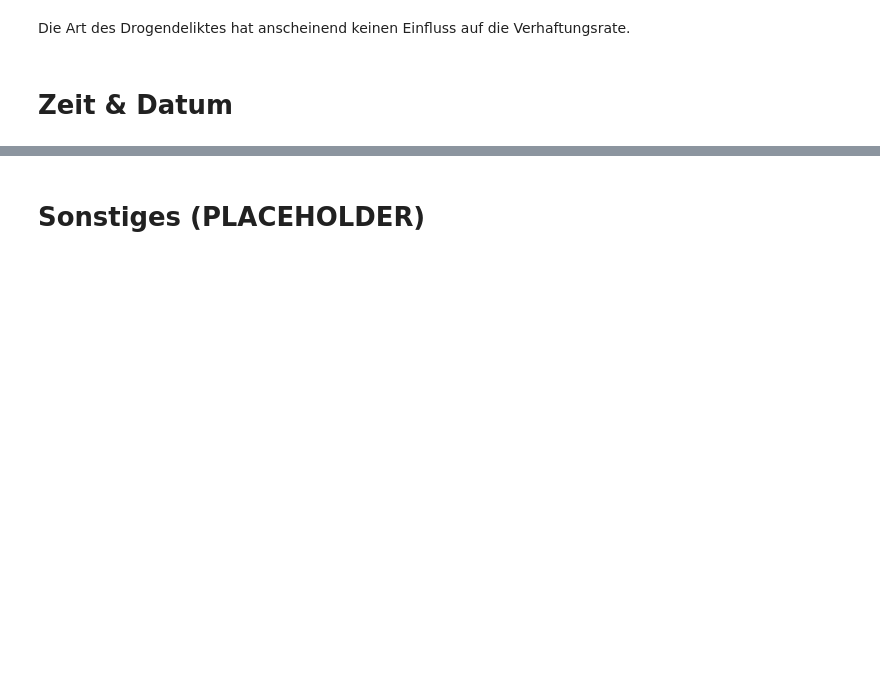
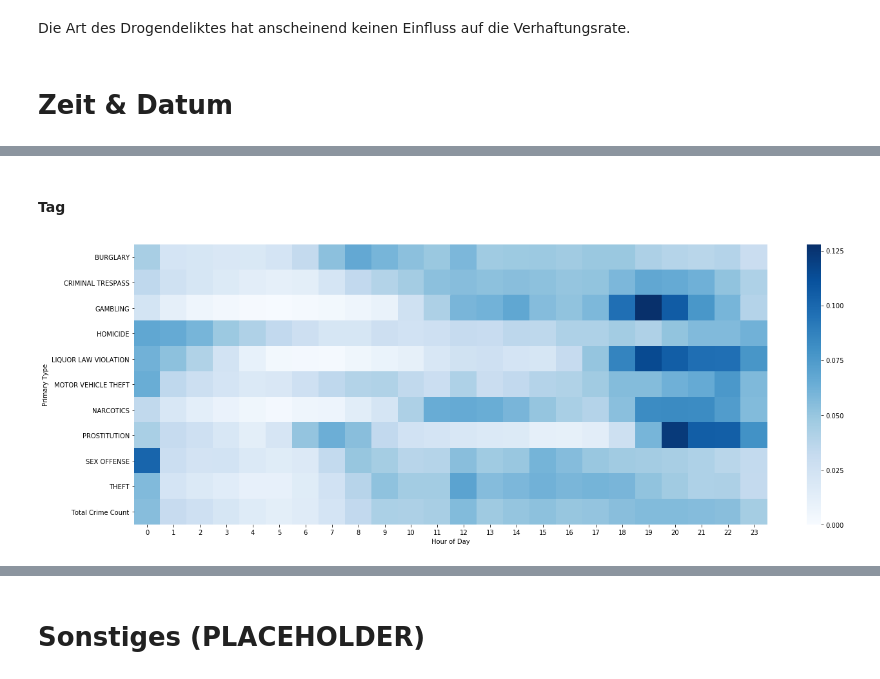
Before and after one commit to sambokai/Chicago-Crime-EDA, a Jupyter notebook: EDA.ipynb, the cells around one changed output, grey strips where cells are left out. Cells and saved outputs as stored; diff of their text form; code cells hidden in the pictures; blank space fills up the shorter version.

Commit message:
Create graphs for time series (day, week, year)

```diff
--- a/EDA.ipynb
+++ b/EDA.ipynb
@@ -196,3 +196,27 @@ crimes.head(1)
 # %% [output]
 |  | ID | Case Number | Date | Block | IUCR | Primary Type | Description | Location Description | ... |
 | 0 | 10000092 | HY189866 | 2015-03-18 19:44:00 | 047XX W OHIO ST | 041A | BATTERY | AGGRAVATED: HANDGUN | STREET | ... |
+# %% [markdown]
+#### Tag
+# %%
+c = crimes
+
+types = ['NARCOTICS', 'PROSTITUTION', 'THEFT', 'MOTOR VEHICLE THEFT', 'BURGLARY', 'CRIMINAL TRESPASS', 'GAMBLING', 'LIQUOR LAW VIOLATION', 'HOMICIDE', 'SEX OFFENSE']
+types.sort()
+
+types += ['Total Crime Count']
+
+c = c.groupby([c.Date.dt.hour, c['Primary Type']]).size()
+c = c.unstack()
+c = c.rename_axis('Hour of Day')
+c['Total Crime Count'] = c.sum(axis=1)
+
+c = c[types]
+c = c.T
+
+c = (c.T / c.T.sum()).T
+
+plt.subplots(figsize=(22,8))
+s = sns.heatmap(c, annot=False, cmap="Blues", cbar=True, vmin=0)
+# %% [output]
+[figure, added]
```
Also changed, not shown: parts of 6 cells of this notebook.
